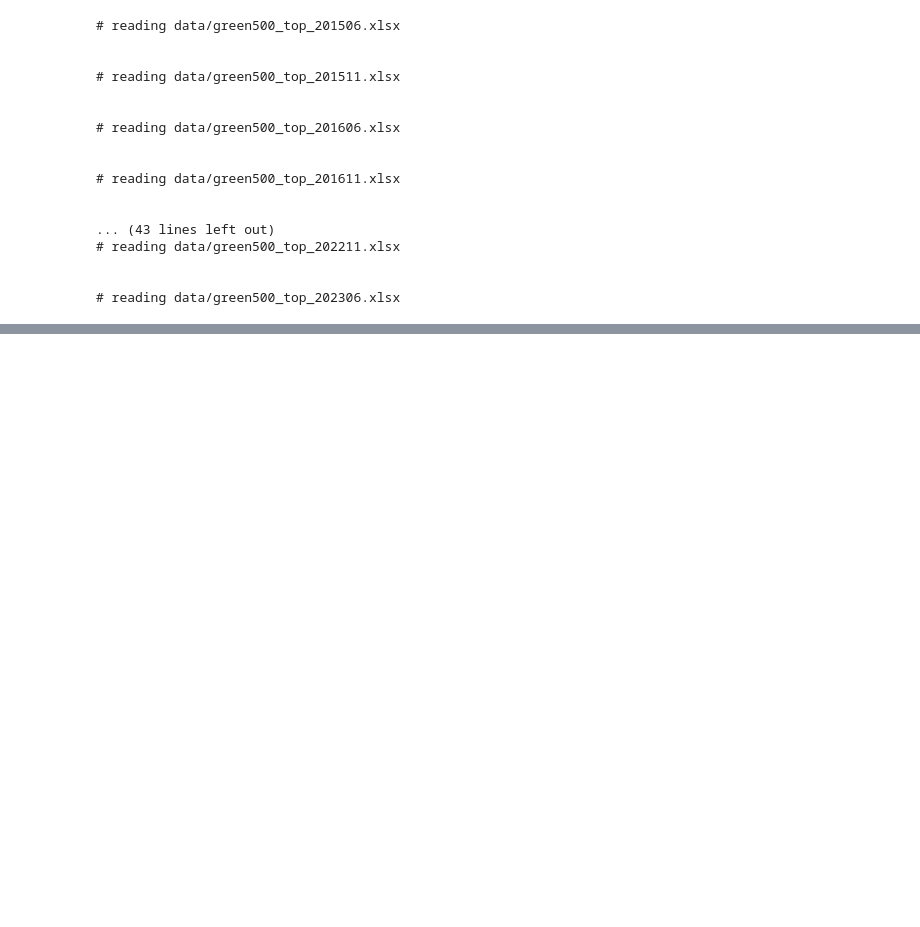
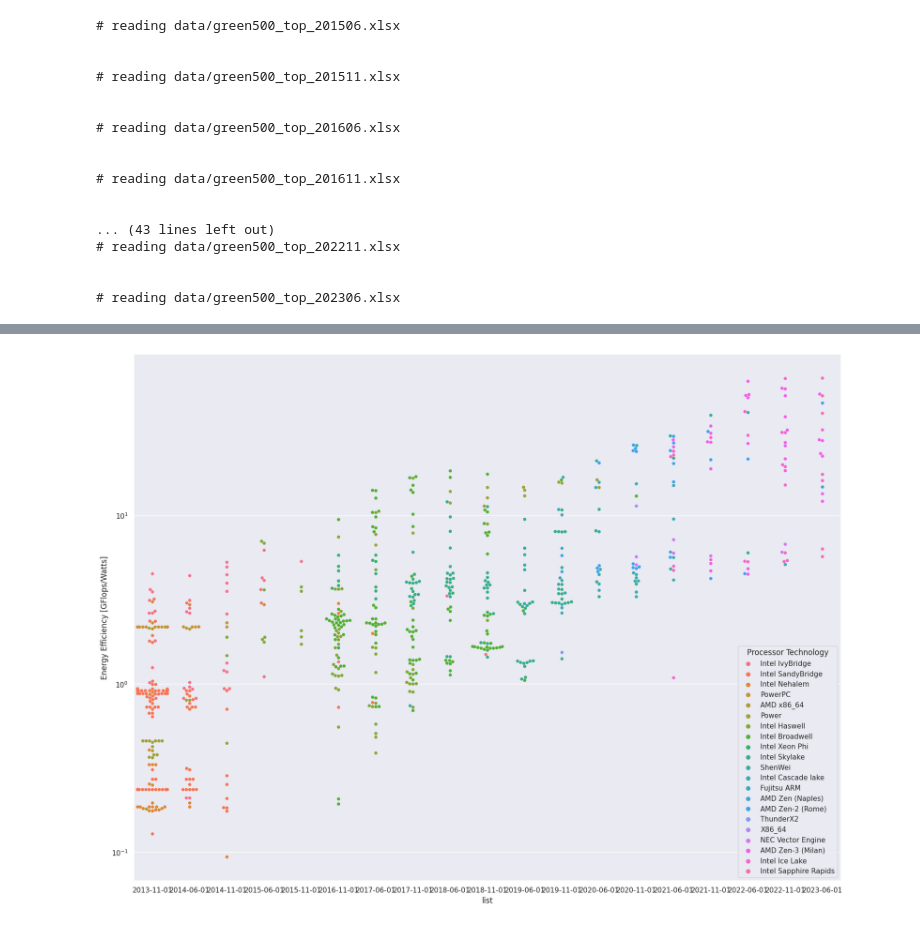
Before and after one commit to tilsche/green500_analysis, a Jupyter notebook: trends.ipynb, the cells around one changed output, grey strips where cells are left out. Saved outputs shown, nothing was run; the diff lists cells and outputs as text; code cells hidden in the pictures; blank space fills up the shorter version.

```diff
--- a/trends.ipynb
+++ b/trends.ipynb
@@ -125,0 +151,8 @@ what = df[df["type"] == "CPU"]
+# %%
+sns.set(rc={'figure.figsize': (20, 15)})
+dff = df[df["Measured"] == True]
+ax = sns.swarmplot(data=dff, y="Energy Efficiency [GFlops/Watts]", x='list', hue="Processor Technology")
+# log y-scale
+ax.set_yscale("log")
+# %% [output]
+[figure, added]
```
Also changed, not shown: parts of 7 cells of this notebook.
